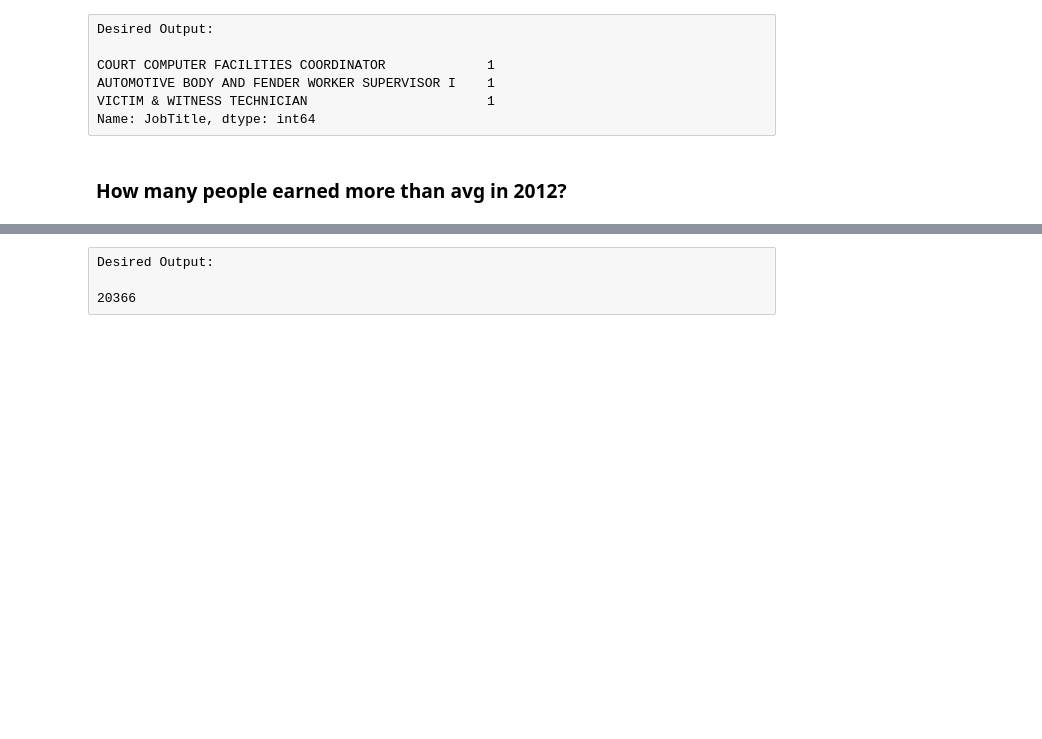
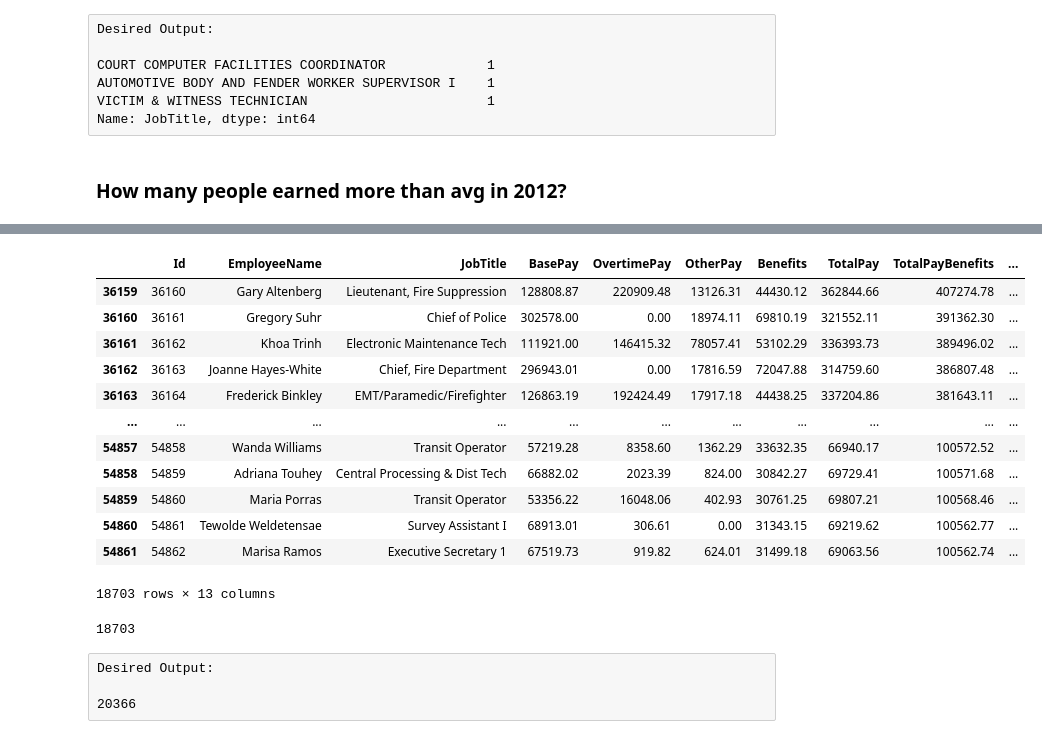
Before and after one commit to omer-faruk-oncu/Assignments, a Jupyter notebook: Assignment_01_Student.ipynb, the cells around one changed output, grey strips where cells are left out. Saved outputs shown, nothing was run; the diff lists cells and outputs as text; code cells hidden in the pictures; blank space fills up the shorter version.

```diff
--- a/Assignment_01_Student.ipynb
+++ b/Assignment_01_Student.ipynb
@@ -791,3 +927,24 @@ Name: JobTitle, dtype: int64
+# %%
+data_2012[data_2012['TotalPayBenefits'] > avg_2012]
+# %% [output]
+|  | Id | EmployeeName | JobTitle | BasePay | OvertimePay | OtherPay | Benefits | TotalPay | TotalPayBenefits | ... |
+| 36159 | 36160 | Gary Altenberg | Lieutenant, Fire Suppression | 128808.87 | 220909.48 | 13126.31 | 44430.12 | 362844.66 | 407274.78 | ... |
+| 36160 | 36161 | Gregory Suhr | Chief of Police | 302578.00 | 0.00 | 18974.11 | 69810.19 | 321552.11 | 391362.30 | ... |
+| 36161 | 36162 | Khoa Trinh | Electronic Maintenance Tech | 111921.00 | 146415.32 | 78057.41 | 53102.29 | 336393.73 | 389496.02 | ... |
+| 36162 | 36163 | Joanne Hayes-White | Chief, Fire Department | 296943.01 | 0.00 | 17816.59 | 72047.88 | 314759.60 | 386807.48 | ... |
+| 36163 | 36164 | Frederick Binkley | EMT/Paramedic/Firefighter | 126863.19 | 192424.49 | 17917.18 | 44438.25 | 337204.86 | 381643.11 | ... |
+| ... | ... | ... | ... | ... | ... | ... | ... | ... | ... | ... |
+| 54857 | 54858 | Wanda Williams | Transit Operator | 57219.28 | 8358.60 | 1362.29 | 33632.35 | 66940.17 | 100572.52 | ... |
+| 54858 | 54859 | Adriana Touhey | Central Processing & Dist Tech | 66882.02 | 2023.39 | 824.00 | 30842.27 | 69729.41 | 100571.68 | ... |
+| 54859 | 54860 | Maria Porras | Transit Operator | 53356.22 | 16048.06 | 402.93 | 30761.25 | 69807.21 | 100568.46 | ... |
+| 54860 | 54861 | Tewolde Weldetensae | Survey Assistant I | 68913.01 | 306.61 | 0.00 | 31343.15 | 69219.62 | 100562.77 | ... |
+| 54861 | 54862 | Marisa Ramos | Executive Secretary 1 | 67519.73 | 919.82 | 624.01 | 31499.18 | 69063.56 | 100562.74 | ... |
+18703 rows × 13 columns
+# %%
+earned_more_avg = data_2012[data_2012['TotalPayBenefits'] > avg_2012].shape[0]
+earned_more_avg
+# %% [output]
+18703
 # %% [raw]
 Desired Output:
 
```
Also changed, not shown: parts of 27 cells of this notebook.
